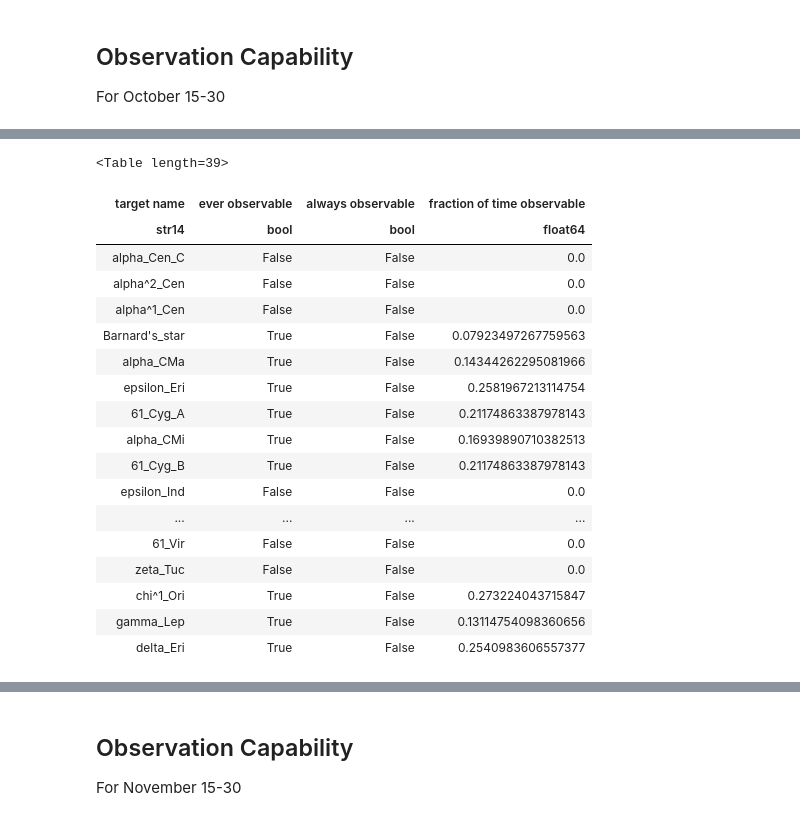
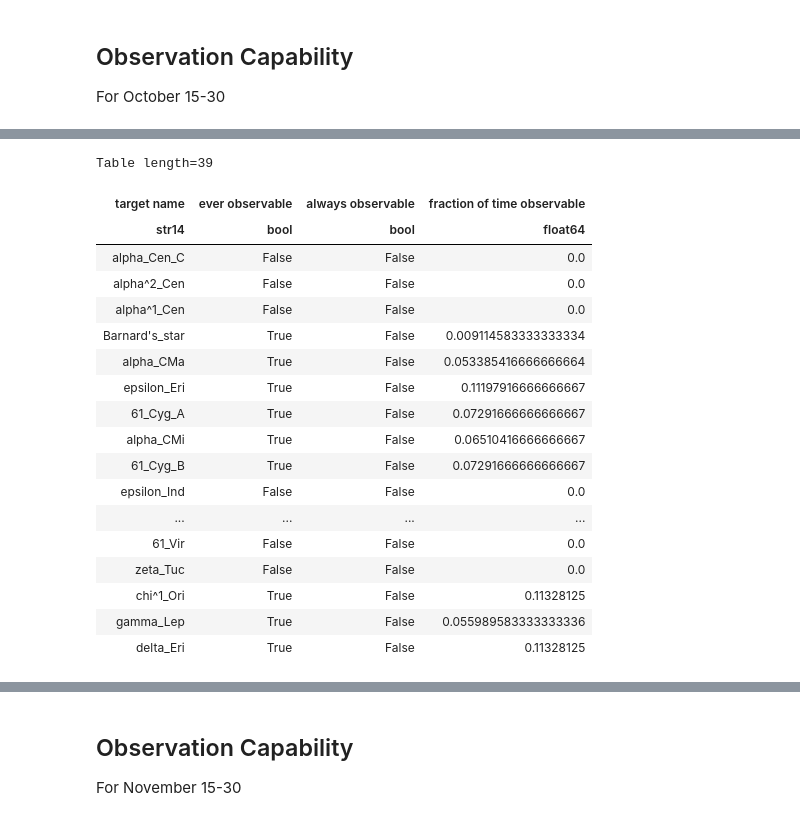
Before and after one commit to Astr480/NightSky-1, a Jupyter notebook: Navigating the Night Sky.ipynb, the cells around one changed output, grey strips where cells are left out. Drawn from its saved outputs; the diff is of its cells as text; code cells hidden in the pictures.

```diff
--- a/Navigating the Night Sky.ipynb
+++ b/Navigating the Night Sky.ipynb
@@ -107,26 +90,33 @@ AirmassConstraint(2), AtNightConstraint.twilight_civil(),MoonIlluminationConstra
-# %%
-observability_table(observer=observatory,
-                   constraints=con,
-                   targets=my_targets,time_range=time_range)
-# %% [output]
-<Table length=39>
-| target name | ever observable | always observable | fraction of time observable |
-| str14 | bool | bool | float64 |
-| alpha_Cen_C | False | False | 0.0 |
-| alpha^2_Cen | False | False | 0.0 |
-| alpha^1_Cen | False | False | 0.0 |
-| Barnard's_star | True | False | 0.07923497267759563 |
-| alpha_CMa | True | False | 0.14344262295081966 |
-| epsilon_Eri | True | False | 0.2581967213114754 |
-| 61_Cyg_A | True | False | 0.21174863387978143 |
-| alpha_CMi | True | False | 0.16939890710382513 |
-| 61_Cyg_B | True | False | 0.21174863387978143 |
-| epsilon_Ind | False | False | 0.0 |
-| ... | ... | ... | ... |
-| 61_Vir | False | False | 0.0 |
-| zeta_Tuc | False | False | 0.0 |
-| chi^1_Ori | True | False | 0.273224043715847 |
-| gamma_Lep | True | False | 0.13114754098360656 |
-| delta_Eri | True | False | 0.2540983606557377 |
+# %%
+#Time range we have been given
+time_range = Time(["2019-10-15 00:00", "2019-10-30 23:59"])
+# %%
+#Some constraints to help determine if each is viable
+con = [AltitudeConstraint(30*u.deg, 90*u.deg),
+AirmassConstraint(2), AtNightConstraint.twilight_civil(),MoonIlluminationConstraint(0.4)]
+#Table for the 39 objects
+observability_table(observer=observatory,
+                   constraints=con,
+                   targets=my_targets,time_range=time_range)
+# %% [output]
+Table length=39
+| target name | ever observable | always observable | fraction of time observable |
+| str14 | bool | bool | float64 |
+| alpha_Cen_C | False | False | 0.0 |
+| alpha^2_Cen | False | False | 0.0 |
+| alpha^1_Cen | False | False | 0.0 |
+| Barnard's_star | True | False | 0.009114583333333334 |
+| alpha_CMa | True | False | 0.053385416666666664 |
+| epsilon_Eri | True | False | 0.11197916666666667 |
+| 61_Cyg_A | True | False | 0.07291666666666667 |
+| alpha_CMi | True | False | 0.06510416666666667 |
+| 61_Cyg_B | True | False | 0.07291666666666667 |
+| epsilon_Ind | False | False | 0.0 |
+| ... | ... | ... | ... |
+| 61_Vir | False | False | 0.0 |
+| zeta_Tuc | False | False | 0.0 |
+| chi^1_Ori | True | False | 0.11328125 |
+| gamma_Lep | True | False | 0.055989583333333336 |
+| delta_Eri | True | False | 0.11328125 |
 # %%
 #Subset of 10 objects
```
Also changed, not shown: parts of 11 cells of this notebook.
